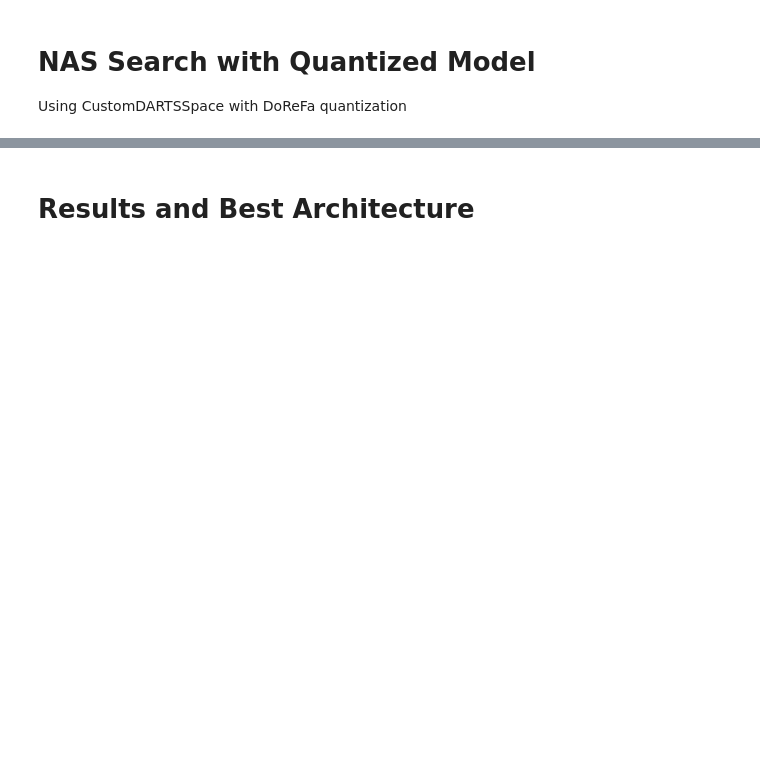
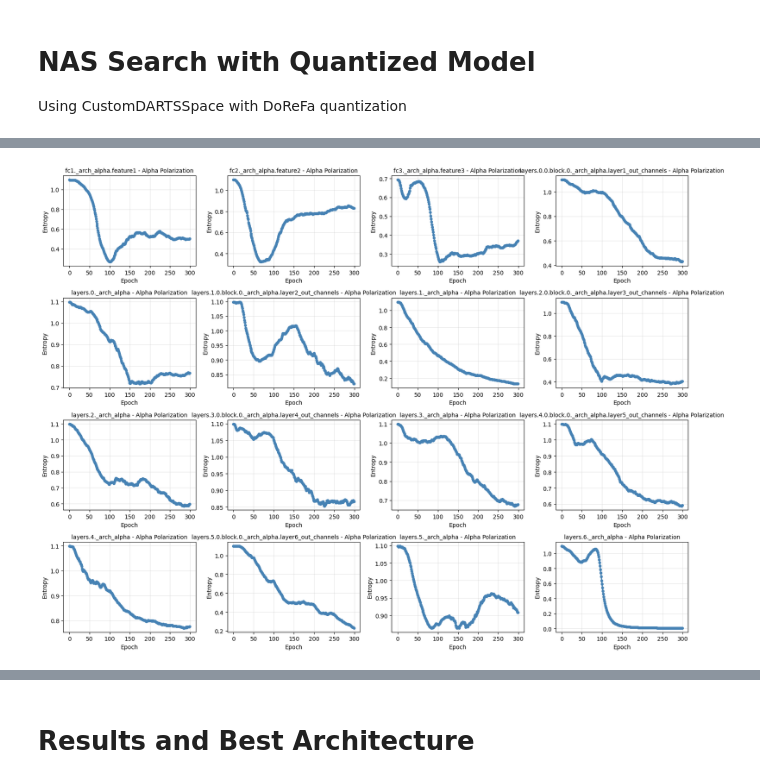
Before and after one commit to FilippoLucchesi/TESI_FILIPPO_LUCCHESI, a Jupyter notebook: DARTS_search_quantV2.ipynb, the cells around one changed output, grey strips where cells are left out. Cells and saved outputs as stored; diff of their text form; code cells hidden in the pictures; blank space fills up the shorter version.

```diff
--- a/DARTS_search_quantV2.ipynb
+++ b/DARTS_search_quantV2.ipynb
@@ -640,0 +1161,82 @@ LOCAL_RANK: 0 - CUDA_VISIBLE_DEVICES: [0]
+# %%
+# Load and visualize alpha evolution throughout the search
+import pickle
+import numpy as np
+import matplotlib.pyplot as plt
+import seaborn as sns
+from scipy.special import softmax
+
+alpha_history_path = '/home/filippo/TESI_FILIPPO_LUCCHESI/alpha_history.pt'
+if os.path.exists(alpha_history_path):
+    history = torch.load(alpha_history_path, map_location='cpu')
+    print(f"Loaded alpha history from {alpha_history_path}: {len(history)} epochs")
+else:
+    print(f"Warning: {alpha_history_path} not found. Run the search cell first.")
+    history = None
+
+if history is not None and len(history) > 0:
+    # Get all alpha choice names from the first epoch
+    alpha_names = sorted(list(history[0]['alphas'].keys()))
+    num_alphas = len(alpha_names)
+    print(f"Found {num_alphas} architectural choices")
+
+    # Create figure with subplots for each alpha
+    n_cols = 4
+    n_rows = (num_alphas + n_cols - 1) // n_cols
+    fig, axes = plt.subplots(n_rows, n_cols, figsize=(16, 3*n_rows))
+    if num_alphas == 1:
+        axes = [axes]
+    else:
+        axes = axes.flatten()
+
+    for idx, name in enumerate(alpha_names):
+        ax = axes[idx]
+
+        # Extract probabilities for this alpha over all epochs
+        probs_list = []
+        for epoch_data in history:
+            alpha_tensor = epoch_data['alphas'][name]
+            probs = softmax(alpha_tensor)
+            probs_list.append(probs)
+
+        probs_array = np.array(probs_list)  # shape: (num_epochs, num_choices)
+
+        # Plot entropy over epochs
+        entropy = -np.sum(probs_array * np.log(probs_array + 1e-12), axis=1)
+        ax.plot(entropy, linewidth=2, color='steelblue', marker='o', markersize=4)
+        ax.set_xlabel('Epoch')
+        ax.set_ylabel('Entropy')
+        ax.set_title(f'{name} - Alpha Polarization', fontsize=10)
+        ax.grid(True, alpha=0.3)
+
+    # Hide unused subplots
+    for idx in range(num_alphas, len(axes)):
+        axes[idx].axis('off')
+
+    plt.tight_layout()
+    plt.savefig('/home/filippo/TESI_FILIPPO_LUCCHESI/alpha_evolution.png', dpi=150, bbox_inches='tight')
+    print("Alpha evolution plot saved to /home/filippo/TESI_FILIPPO_LUCCHESI/alpha_evolution.png")
+    plt.show()
+
+    # Print summary statistics
+    print("\n" + "="*60)
+    print("ALPHA POLARIZATION SUMMARY")
+    print("="*60)
+    for idx, name in enumerate(alpha_names):
+        probs_list = []
+        for epoch_data in history:
+            probs = softmax(epoch_data['alphas'][name])
+            probs_list.append(probs)
+        probs_array = np.array(probs_list)
+
+        # Final entropy
+        final_entropy = -np.sum(probs_array[-1] * np.log(probs_array[-1] + 1e-12))
+        max_prob_final = np.max(probs_array[-1])
+        winning_choice = np.argmax(probs_array[-1])
+
+        # Entropy change
+        initial_entropy = -np.sum(probs_array[0] * np.log(probs_array[0] + 1e-12))
+        entropy_change = initial_entropy - final_entropy
+
+        print(f"{name:25s}: entropy={final_entropy:.4f}, max_prob={max_prob_final:.4f}, choice={winning_choice}, Δentropy={entropy_change:.4f}")
+# %% [output]
@@ -640,0 +1246 @@ LOCAL_RANK: 0 - CUDA_VISIBLE_DEVICES: [0]
+[figure, added]
```
Also changed, not shown: parts of 44 cells of this notebook, 8 other files.
